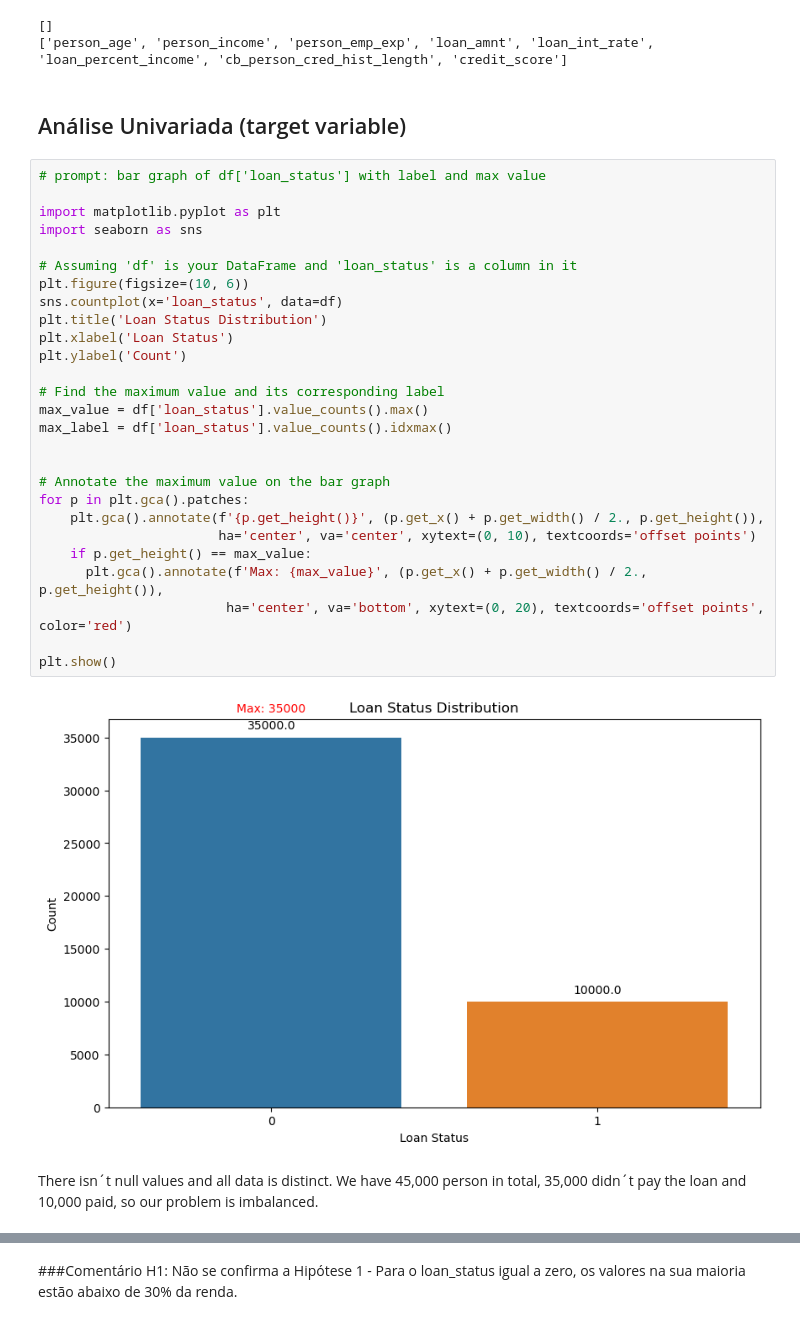
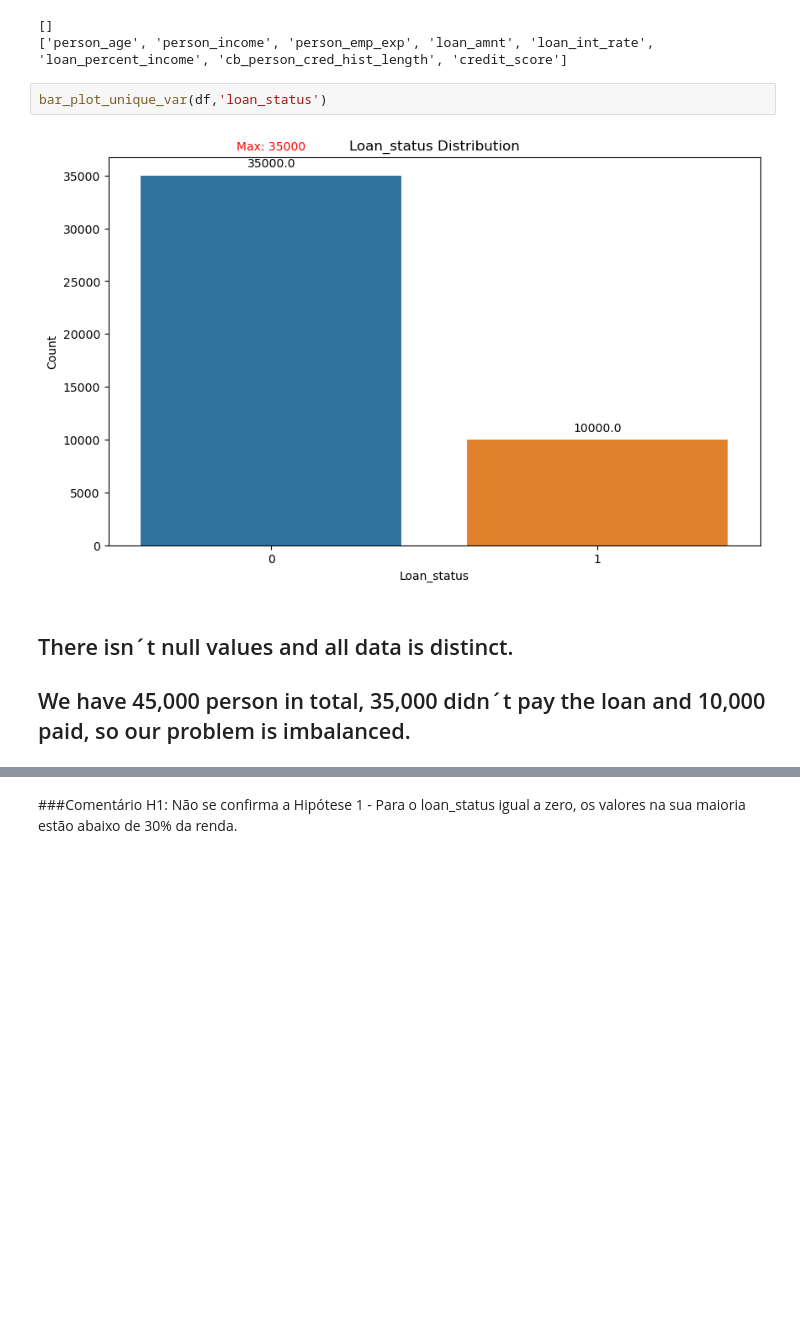
Before and after one commit to luizdataeng/loan_payment, a Jupyter notebook: EDA.ipynb, the cells around one changed output, grey strips where cells are left out. Saved outputs shown, nothing was run; the diff lists cells and outputs as text; blank space fills up the shorter version.

```diff
--- a/EDA.ipynb
+++ b/EDA.ipynb
@@ -197,38 +200,11 @@ print(var_quant_cont)  # This variable wasn't defined in your code
 # %% [output]
 []
 ['person_age', 'person_income', 'person_emp_exp', 'loan_amnt', 'loan_int_rate', 'loan_percent_income', 'cb_person_cred_hist_length', 'credit_score']
-# %% [markdown]
-## Análise Univariada (target variable)
-# %%
-# prompt: bar graph of df['loan_status'] with label and max value
-
-import matplotlib.pyplot as plt
-import seaborn as sns
-
-# Assuming 'df' is your DataFrame and 'loan_status' is a column in it
-plt.figure(figsize=(10, 6))
-sns.countplot(x='loan_status', data=df)
-plt.title('Loan Status Distribution')
-plt.xlabel('Loan Status')
-plt.ylabel('Count')
-
-# Find the maximum value and its corresponding label
-max_value = df['loan_status'].value_counts().max()
-max_label = df['loan_status'].value_counts().idxmax()
-
-
-# Annotate the maximum value on the bar graph
-for p in plt.gca().patches:
-    plt.gca().annotate(f'{p.get_height()}', (p.get_x() + p.get_width() / 2., p.get_height()),
-                       ha='center', va='center', xytext=(0, 10), textcoords='offset points')
-    if p.get_height() == max_value:
-      plt.gca().annotate(f'Max: {max_value}', (p.get_x() + p.get_width() / 2., p.get_height()),
-                        ha='center', va='bottom', xytext=(0, 20), textcoords='offset points', color='red')
-
-plt.show()
-# %% [output]
-[figure, removed]
+# %%
+bar_plot_unique_var(df,'loan_status')
+# %% [output]
+[figure, added]
 # %% [markdown]
-There isn´t null values and all data is distinct.
-We have 45,000 person in total, 35,000 didn´t pay the loan and 10,000 paid, so our problem is imbalanced.
+## There isn´t null values and all data is distinct.
+## We have 45,000 person in total, 35,000 didn´t pay the loan and 10,000 paid, so our problem is imbalanced.
 # %% [markdown]
```
Also changed, not shown: parts of 45 cells of this notebook, 13 other files.
